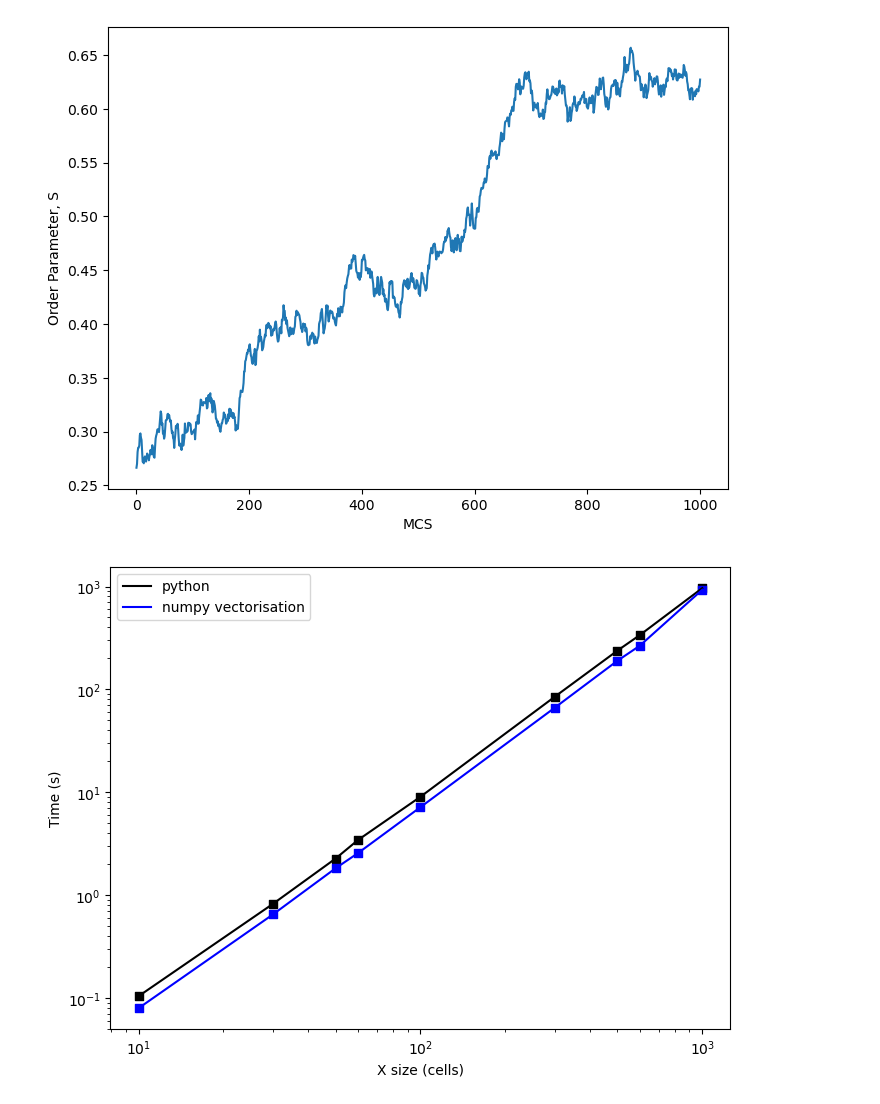
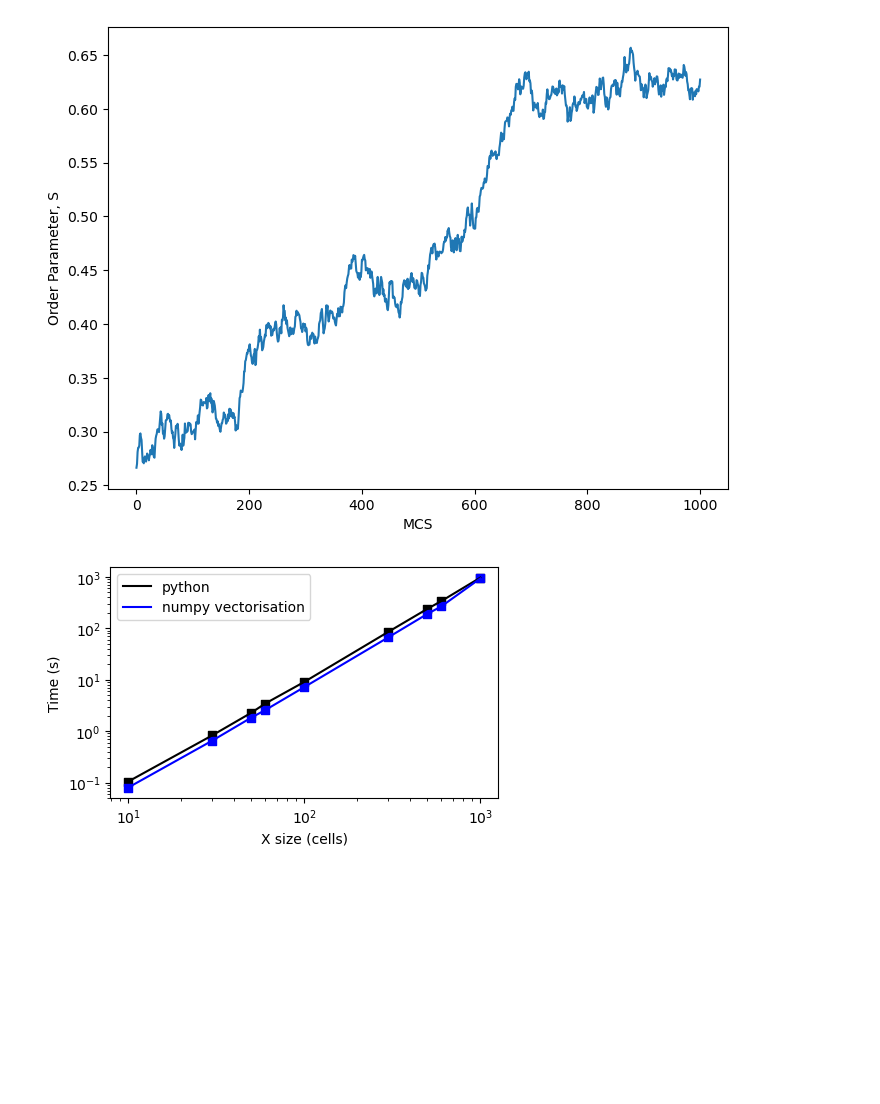
Before and after one commit to yujuan11/seproject1, a Jupyter notebook: plotfigures.ipynb, the cells around one changed output. Cells and saved outputs as stored; diff of their text form; code cells hidden in the pictures; blank space fills up the shorter version.

```diff
--- a/plotfigures.ipynb
+++ b/plotfigures.ipynb
@@ -62,19 +62,19 @@ import matplotlib.pyplot as plt
 # %%
 numpu_vec=[0.079776,0.651291,1.827036,2.560840,7.168643,66.577733,189.987961,265.748078,930.542168]
 # %%
-plt.figure(figsize=(8, 6))
+plt.figure(figsize=(5, 3))
 plt.plot(x_python,python,color='black',label='python')
 plt.scatter(x_python, python, color='black', marker='s')
 #
 plt.plot(x_python,numpu_vec,color='blue',label='numpy vectorisation')
 plt.scatter(x_python, numpu_vec, color='blue', marker='s')
 #plt.yticks(custom_ticks, [str(tick) for tick in custom_ticks])
 plt.xlabel('X size (cells)')
 plt.ylabel('Time (s)')
 plt.yscale('log')
 plt.xscale('log')
 plt.legend()
 plt.show()
 # %% [output]
-[figure, old version]
+[figure, new version]
 # %%
```
Also changed, not shown: parts of 5 cells of this notebook, 20 other files.
